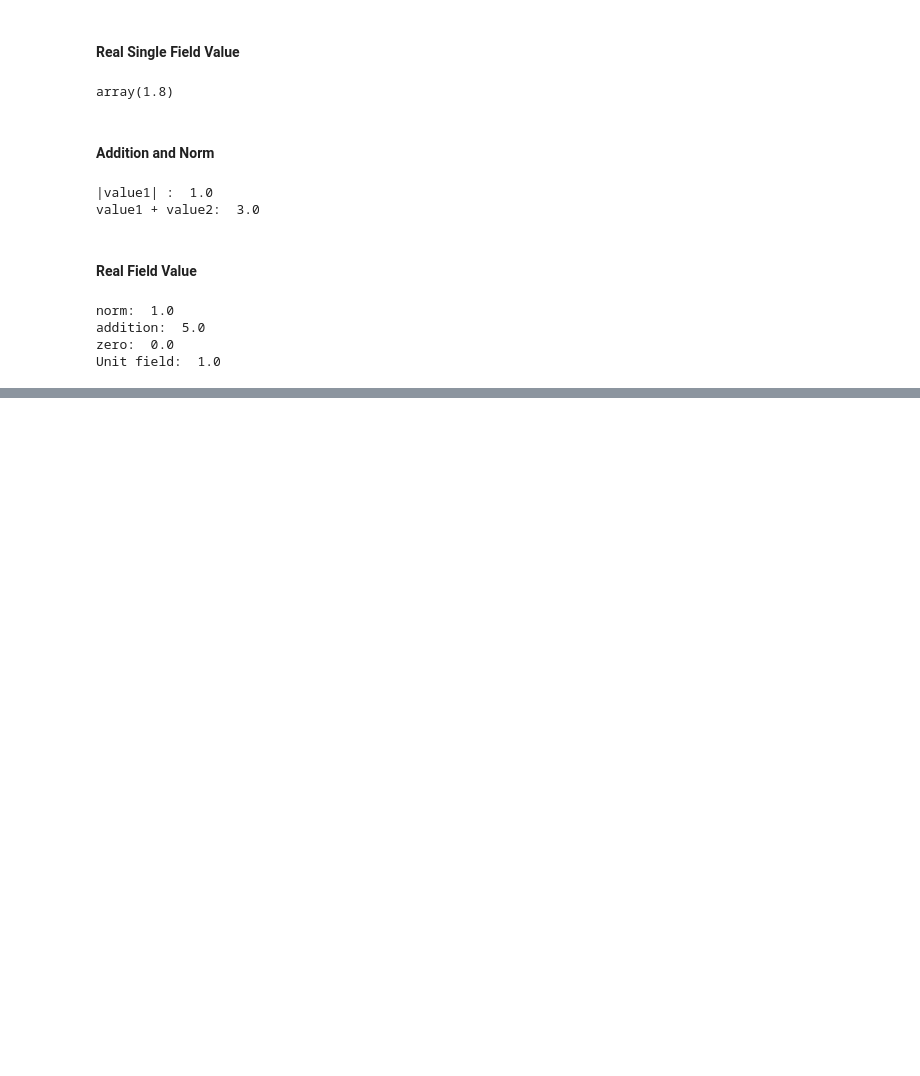
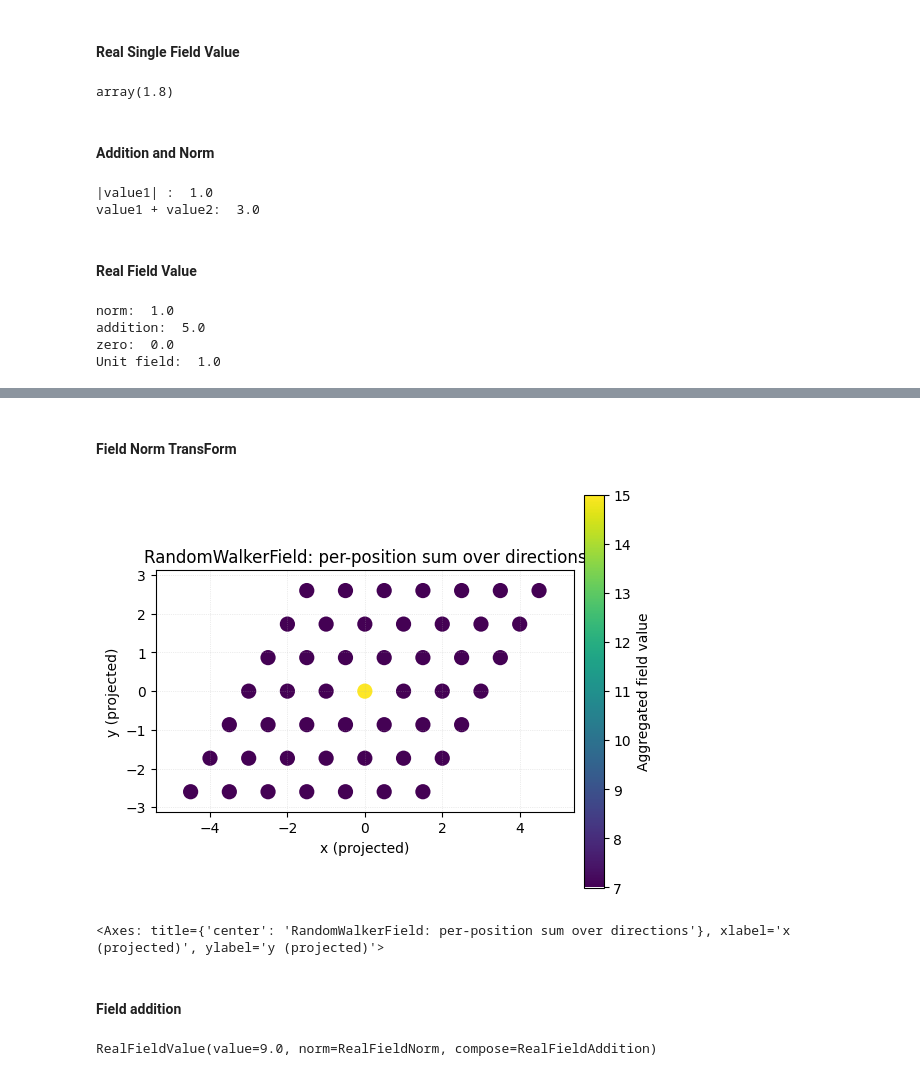
Before and after one commit to ckCrimson/Field_Dynamic_System, a Jupyter notebook: sample.ipynb, the cells around one changed output, grey strips where cells are left out. Saved outputs shown, nothing was run; the diff lists cells and outputs as text; code cells hidden in the pictures; blank space fills up the shorter version.

Commit message:
Field Transform and Field Addition changes and applicatin for Random Walker Real Field

```diff
--- a/sample.ipynb
+++ b/sample.ipynb
@@ -3936,2 +3953,4 @@ class RandomWalkerField(Field[SixFoldRandomWalkerState]):
 # %%
 randomWalkerField = RandomWalkerField(sex)
+randomWalkerField.set_field(sex.get_state(),9)
+randomWalkerField.get_field(sex.get_state())
@@ -3942,0 +3968,36 @@ randomWalkerField.plot_field()
+# %% [markdown]
+#### Field Norm TransForm
+# %%
+# ======================================
+# RandomWalkerFieldNorm (concrete usage)
+# ======================================
+class RandomWalkerFieldNorm(TransformField[S]):
+    """
+    Field-level transform for Random Walker fields:
+      - If no transform is supplied, defaults to RealFieldNorm.
+      - Produces a new field with the norm applied at every state.
+    """
+
+    def __init__(self, transform: Optional[Transform] = None):
+        # If transform is None we’ll defer to the base class’s default (RealFieldNorm).
+        super().__init__(transform=transform)
+
+    def apply(self, field_in: "RandomWalkerField[S]") -> "RandomWalkerField[S]":
+        """
+        Return a new field over the *same* state space whose values are the
+        norm of the input field's values (pointwise).
+        We pass a deepcopy of `field_in` as the output prototype to the base class.
+        """
+        field_out = copy.deepcopy(field_in)
+        return super().apply(field_in, field_out)
+# %%
+normTransForm = RandomWalkerFieldNorm()
+# %%
+normedField =  normTransForm.apply(randomWalkerField)
+# %%
+normedField.plot_field()
+# %% [output]
+[figure, added]
+<Axes: title={'center': 'RandomWalkerField: per-position sum over directions'}, xlabel='x (projected)', ylabel='y (projected)'>
+# %% [markdown]
+#### Field addition
@@ -3942,0 +4014,4 @@ randomWalkerField.plot_field()
+# %%
+randomWalkerField.get_field(sex.get_state())
+# %% [output]
+RealFieldValue(value=9.0, norm=RealFieldNorm, compose=RealFieldAddition)
```
Also changed, not shown: parts of 21 cells of this notebook.
